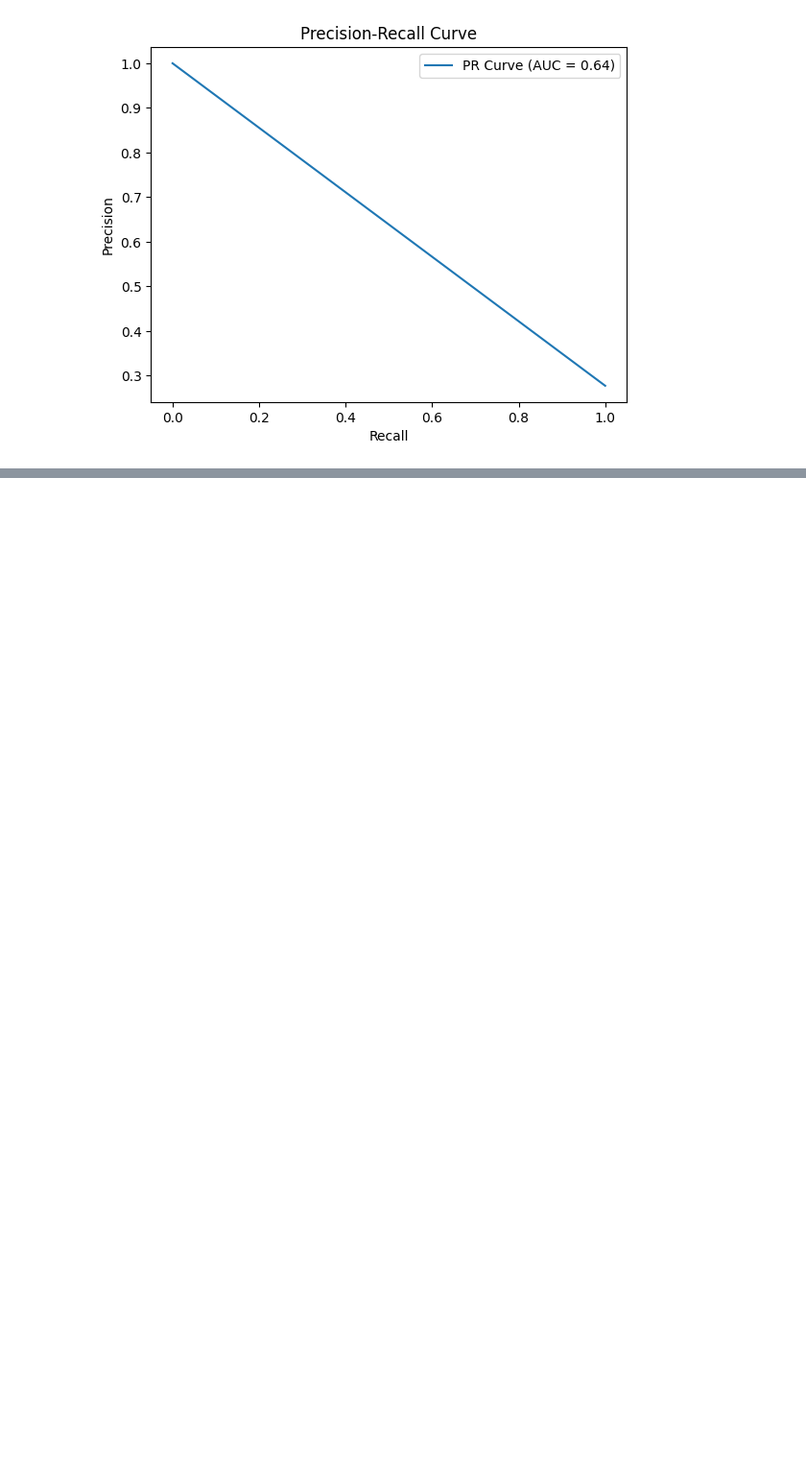
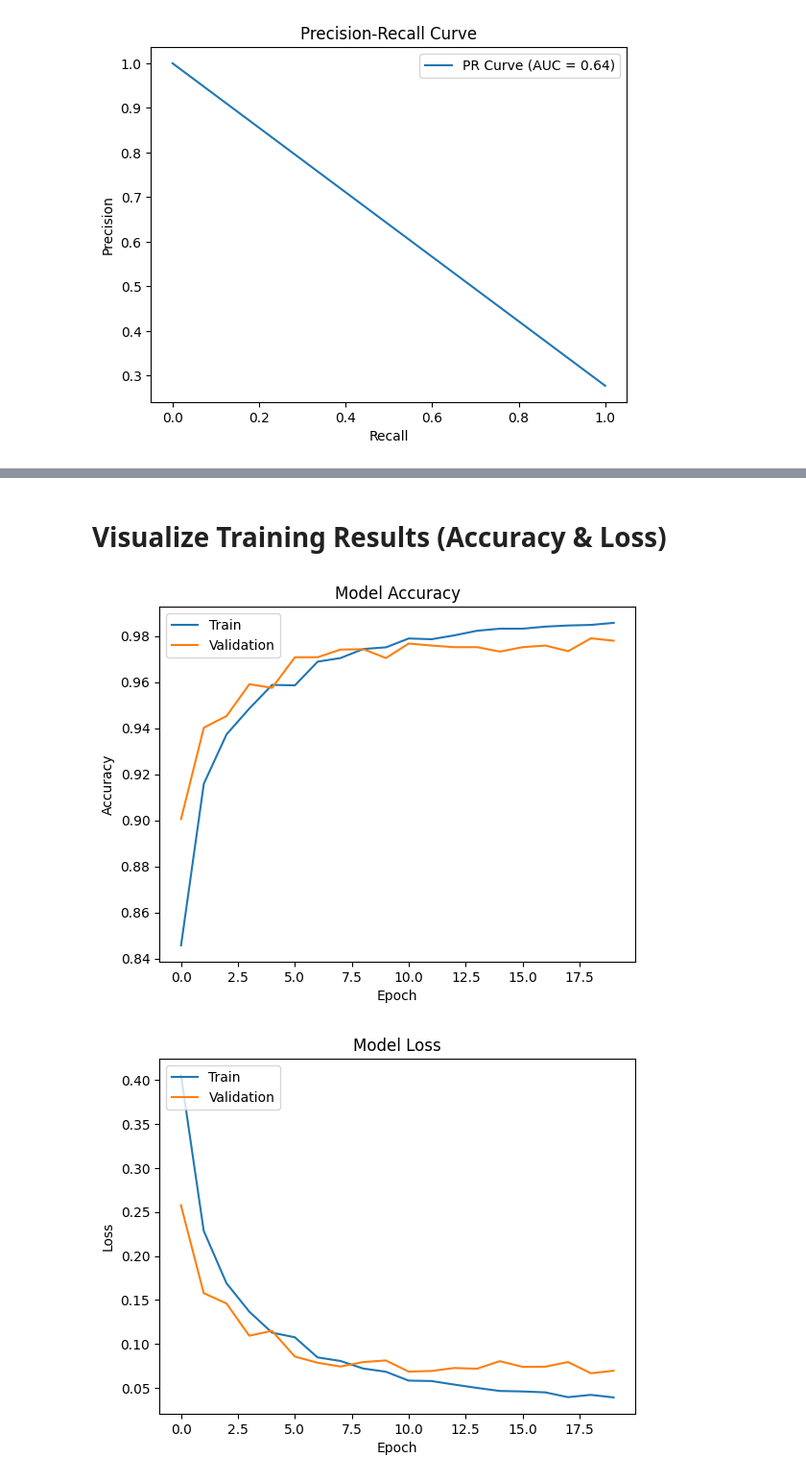
Before and after one commit to Abhinand2082/MCA-Lab-Experiments, a Jupyter notebook: Main Project/brain-tumor-classification.ipynb, the cells around one changed output, grey strips where cells are left out. Shown at 96% size. Drawn from its saved outputs; the diff is of its cells as text; code cells hidden in the pictures; blank space fills up the shorter version.

```diff
--- a/Main Project/brain-tumor-classification.ipynb
+++ b/Main Project/brain-tumor-classification.ipynb
@@ -26,8 +34,8 @@ print(os.getcwd())
 # Set Up Paths and Parameters
 # %%
 # Paths to  dataset
-train_dir = '/kaggle/input/Brain_Tumor_Multiclass_Dataset/Train'
-test_dir = '/kaggle/input/Brain_Tumor_Multiclass_Dataset/Validation'
+train_dir = '/kaggle/input/brain-tumor-dataset/Brain_Tumor_Multiclass_Dataset/Train'
+test_dir = '/kaggle/input/brain-tumor-dataset/Brain_Tumor_Multiclass_Dataset/Validation'
 
 # Image size and batch size
 img_size = 224  # MobileNet requires 224x224 images
@@ -808,0 +1079,9 @@ plt.show()
+# %%
+# Train the model
+history = model.fit(
+    train_generator,
+    validation_data=validation_generator,
+    epochs=20,  # Adjust the number of epochs
+    steps_per_epoch=train_generator.samples // batch_size,
+    validation_steps=validation_generator.samples // batch_size
+)
@@ -808,0 +1095,23 @@ plt.show()
+# %% [markdown]
+# Visualize Training Results (Accuracy & Loss)
+# %%
+# Plot training & validation accuracy values
+plt.plot(history.history['accuracy'])
+plt.plot(history.history['val_accuracy'])
+plt.title('Model Accuracy')
+plt.ylabel('Accuracy')
+plt.xlabel('Epoch')
+plt.legend(['Train', 'Validation'], loc='upper left')
+plt.show()
+
+# Plot training & validation loss values
+plt.plot(history.history['loss'])
+plt.plot(history.history['val_loss'])
+plt.title('Model Loss')
+plt.ylabel('Loss')
+plt.xlabel('Epoch')
+plt.legend(['Train', 'Validation'], loc='upper left')
+plt.show()
+# %% [output]
+[figure, added]
+[figure, added]
```
Also changed, not shown: parts of 33 cells of this notebook.
